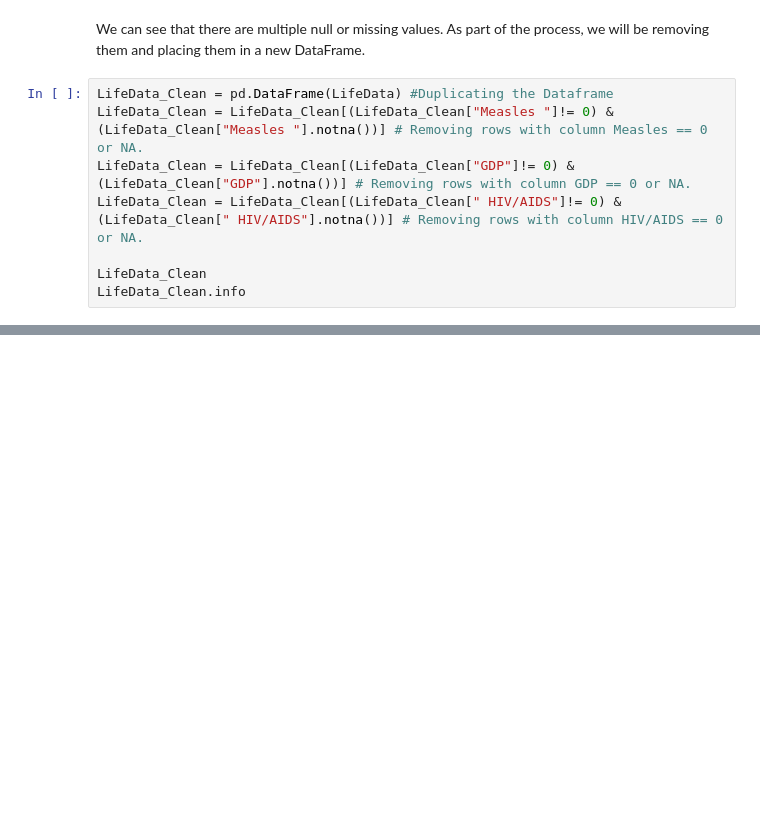
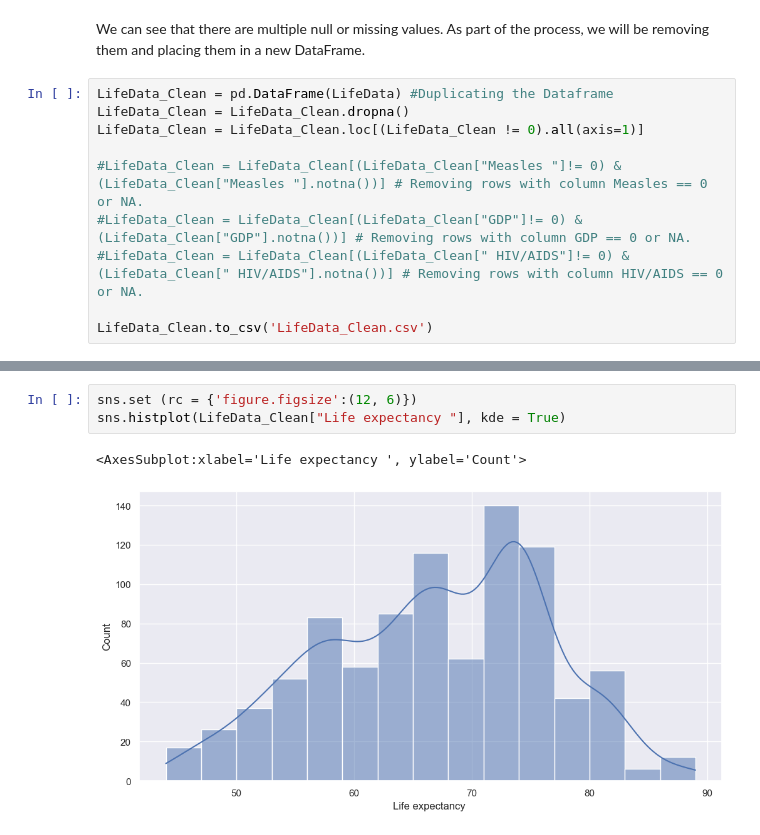
Before and after one commit to tyeckh/DSAI-T7, a Jupyter notebook: Project_T7.ipynb, the cells around one changed output, grey strips where cells are left out. Saved outputs shown, nothing was run; the diff lists cells and outputs as text; blank space fills up the shorter version.

Commit message:
Cleaning and Corr Plots

```diff
--- a/Project_T7.ipynb
+++ b/Project_T7.ipynb
@@ -94,9 +86,11 @@ Definitions of Variables:
 We can see that there are multiple null or missing values. As part of the process, we will be removing them and placing them in a new DataFrame.
 # %%
 LifeData_Clean = pd.DataFrame(LifeData) #Duplicating the Dataframe
-LifeData_Clean = LifeData_Clean[(LifeData_Clean["Measles "]!= 0) & (LifeData_Clean["Measles "].notna())] # Removing rows with column Measles == 0 or NA.
-LifeData_Clean = LifeData_Clean[(LifeData_Clean["GDP"]!= 0) & (LifeData_Clean["GDP"].notna())] # Removing rows with column GDP == 0 or NA.
-LifeData_Clean = LifeData_Clean[(LifeData_Clean[" HIV/AIDS"]!= 0) & (LifeData_Clean[" HIV/AIDS"].notna())] # Removing rows with column HIV/AIDS == 0 or NA.
+LifeData_Clean = LifeData_Clean.dropna()
+LifeData_Clean = LifeData_Clean.loc[(LifeData_Clean != 0).all(axis=1)]
 
-LifeData_Clean
-LifeData_Clean.info
+#LifeData_Clean = LifeData_Clean[(LifeData_Clean["Measles "]!= 0) & (LifeData_Clean["Measles "].notna())] # Removing rows with column Measles == 0 or NA.
+#LifeData_Clean = LifeData_Clean[(LifeData_Clean["GDP"]!= 0) & (LifeData_Clean["GDP"].notna())] # Removing rows with column GDP == 0 or NA.
+#LifeData_Clean = LifeData_Clean[(LifeData_Clean[" HIV/AIDS"]!= 0) & (LifeData_Clean[" HIV/AIDS"].notna())] # Removing rows with column HIV/AIDS == 0 or NA.
+
+LifeData_Clean.to_csv('LifeData_Clean.csv')
@@ -120,0 +119,6 @@ LifeData_Clean.info
+# %%
+sns.set (rc = {'figure.figsize':(12, 6)})
+sns.histplot(LifeData_Clean["Life expectancy "], kde = True)
+# %% [output]
+<AxesSubplot:xlabel='Life expectancy ', ylabel='Count'>
+[figure, added]
```
Also changed, not shown: parts of 11 cells of this notebook, 1 other file.
